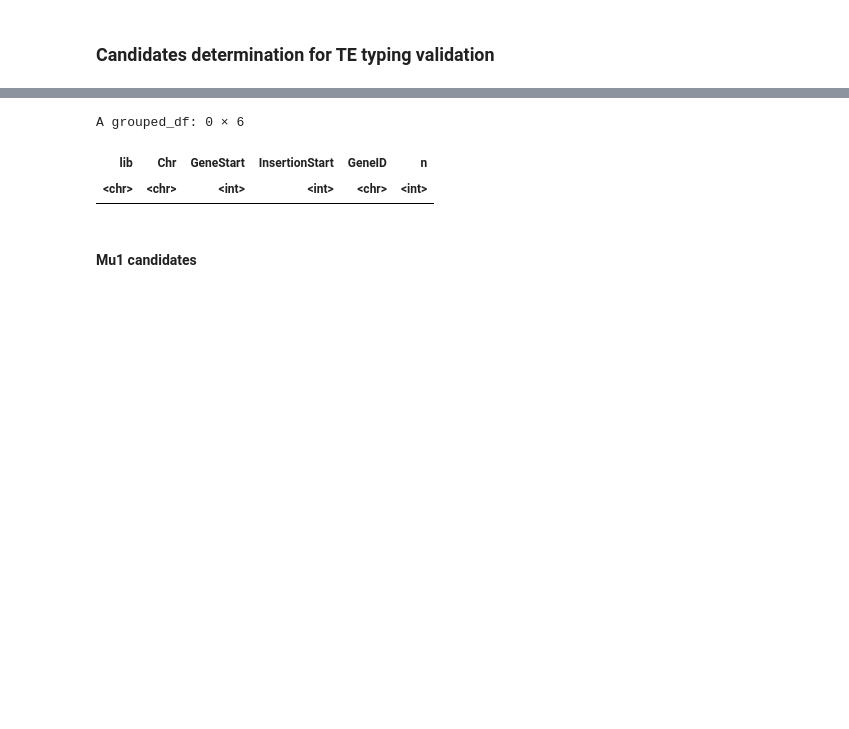
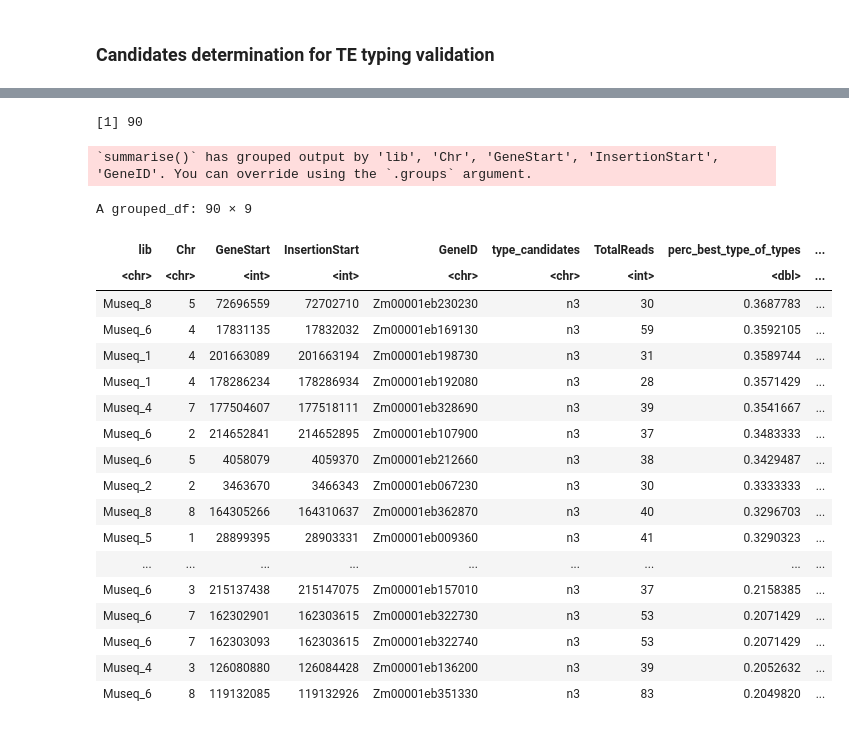
Before and after one commit to tgstoecker/MuWU, a Jupyter notebook: workflow/notebooks/te_typing_analysis.ipynb, the cells around one changed output, grey strips where cells are left out. Drawn from its saved outputs; the diff is of its cells as text; code cells hidden in the pictures; blank space fills up the shorter version.

```diff
--- a/workflow/notebooks/te_typing_analysis.ipynb
+++ b/workflow/notebooks/te_typing_analysis.ipynb
@@ -32,6 +35,9 @@ Mu7_germinal_annotated <- read.delim("/data/home/stoecker/fdi_genofam_mount/stoe
 Mu8_germinal_annotated <- read.delim("/data/home/stoecker/fdi_genofam_mount/stoecker/TE_typing_Mu/Museq_B73_8/MuWU/results/insertions_table_final_te_typed/complete_germinal_identified_insertions_annotated.csv",
                                      header=TRUE,
                                      sep=",") %>% mutate(lib = "Museq_8", .before = GeneID)
+Mu_F7_1_germinal_annotated <- read.delim("/data/home/stoecker/fdi_genofam_mount/stoecker/TE_typing_Mu/Museq_B73_F7-1//MuWU/results/insertions_table_final_te_typed/complete_germinal_identified_insertions_annotated.csv",
+                                     header=TRUE,
+                                     sep=",") %>% mutate(lib = "Museq_F7_1", .before = GeneID)
 # %%
 #merge data
 B73_Mu_merged <- bind_rows(
@@ -42,7 +48,8 @@ B73_Mu_merged <- bind_rows(
   Mu5_germinal_annotated,
   Mu6_germinal_annotated,
   Mu7_germinal_annotated,
-  Mu8_germinal_annotated)
+  Mu8_germinal_annotated,
+  Mu_F7_1_germinal_annotated)
 # %% [markdown]
 ### Overlap of top N Mu species between libraries
 # %%
@@ -213,18 +312,43 @@ A grouped_df: 20 × 104
 # %%
-B73_Mu_merged %>%
-  filter(StartReads >= 5) %>%
-  filter(EndReads >= 5) %>%
-  filter(perc_best_type_of_types >= 0.3) %>%
-  filter(type_candidates == "MuDR") %>%
-  group_by(lib, Chr, GeneStart, InsertionStart, GeneID)  %>%
-  tally() %>%
-  arrange(desc(n)) %>%
-  filter(n >= 2) %>%
-  head(n=40)
-#  nrow()
+best_candidates <- B73_Mu_merged %>%
+    filter(lib != "Museq_3") %>%
+    filter(StartReads >= 5) %>%
+    filter(EndReads >= 5) %>%
+    filter(perc_best_type_of_types >= 0.2) %>%
+    filter(type_candidates == "n3") %>%
+    group_by(lib, Chr, GeneStart, InsertionStart, GeneID, type_candidates)  %>%
+    tally() %>%
+    arrange(desc(n)) %>%
+    filter(n >= 2)
+  nrow(best_candidates)
+
+  final_best_candidates <- B73_Mu_merged %>%
+    dplyr::right_join(., best_candidates, by = c("lib", "Chr", "GeneStart", "InsertionStart", "GeneID", "type_candidates")) %>%
+    group_by(lib, Chr, GeneStart, InsertionStart, GeneID, type_candidates) %>%
+    summarise(TotalReads = sum(TotalReads), perc_best_type_of_types = sum(perc_best_type_of_types)/2) %>%
+    mutate(frac_proof_reads = TotalReads*perc_best_type_of_types) %>%
+    arrange(desc(perc_best_type_of_types))
+
+final_best_candidates
 # %% [output]
-A grouped_df: 0 × 6
+[1] 90
+`summarise()` has grouped output by 'lib', 'Chr', 'GeneStart', 'InsertionStart', 'GeneID'. You can override using the `.groups` argument.
+A grouped_df: 90 × 9
-| lib | Chr | GeneStart | InsertionStart | GeneID | n |
-| <chr> | <chr> | <int> | <int> | <chr> | <int> |
+| lib | Chr | GeneStart | InsertionStart | GeneID | type_candidates | TotalReads | perc_best_type_of_types | ... |
+| <chr> | <chr> | <int> | <int> | <chr> | <chr> | <int> | <dbl> | ... |
+| Museq_8 | 5 | 72696559 | 72702710 | Zm00001eb230230 | n3 | 30 | 0.3687783 | ... |
+| Museq_6 | 4 | 17831135 | 17832032 | Zm00001eb169130 | n3 | 59 | 0.3592105 | ... |
+| Museq_1 | 4 | 201663089 | 201663194 | Zm00001eb198730 | n3 | 31 | 0.3589744 | ... |
+| Museq_1 | 4 | 178286234 | 178286934 | Zm00001eb192080 | n3 | 28 | 0.3571429 | ... |
+| Museq_4 | 7 | 177504607 | 177518111 | Zm00001eb328690 | n3 | 39 | 0.3541667 | ... |
+| Museq_6 | 2 | 214652841 | 214652895 | Zm00001eb107900 | n3 | 37 | 0.3483333 | ... |
+| Museq_6 | 5 | 4058079 | 4059370 | Zm00001eb212660 | n3 | 38 | 0.3429487 | ... |
+| Museq_2 | 2 | 3463670 | 3466343 | Zm00001eb067230 | n3 | 30 | 0.3333333 | ... |
+| Museq_8 | 8 | 164305266 | 164310637 | Zm00001eb362870 | n3 | 40 | 0.3296703 | ... |
+| Museq_5 | 1 | 28899395 | 28903331 | Zm00001eb009360 | n3 | 41 | 0.3290323 | ... |
+| ... | ... | ... | ... | ... | ... | ... | ... | ... |
+| Museq_6 | 3 | 215137438 | 215147075 | Zm00001eb157010 | n3 | 37 | 0.2158385 | ... |
+| Museq_6 | 7 | 162302901 | 162303615 | Zm00001eb322730 | n3 | 53 | 0.2071429 | ... |
+| Museq_6 | 7 | 162303093 | 162303615 | Zm00001eb322740 | n3 | 53 | 0.2071429 | ... |
+| Museq_4 | 3 | 126080880 | 126084428 | Zm00001eb136200 | n3 | 39 | 0.2052632 | ... |
+| Museq_6 | 8 | 119132085 | 119132926 | Zm00001eb351330 | n3 | 83 | 0.2049820 | ... |
-# %% [markdown]
-#### Mu1 candidates
```
Also changed, not shown: parts of 28 cells of this notebook.
